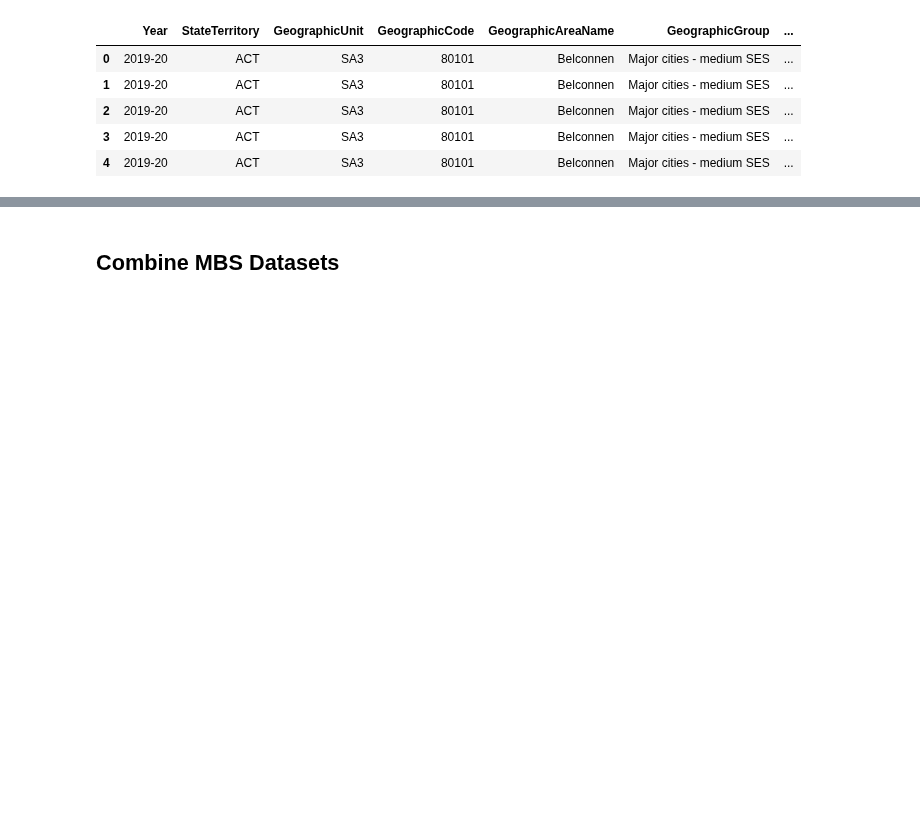
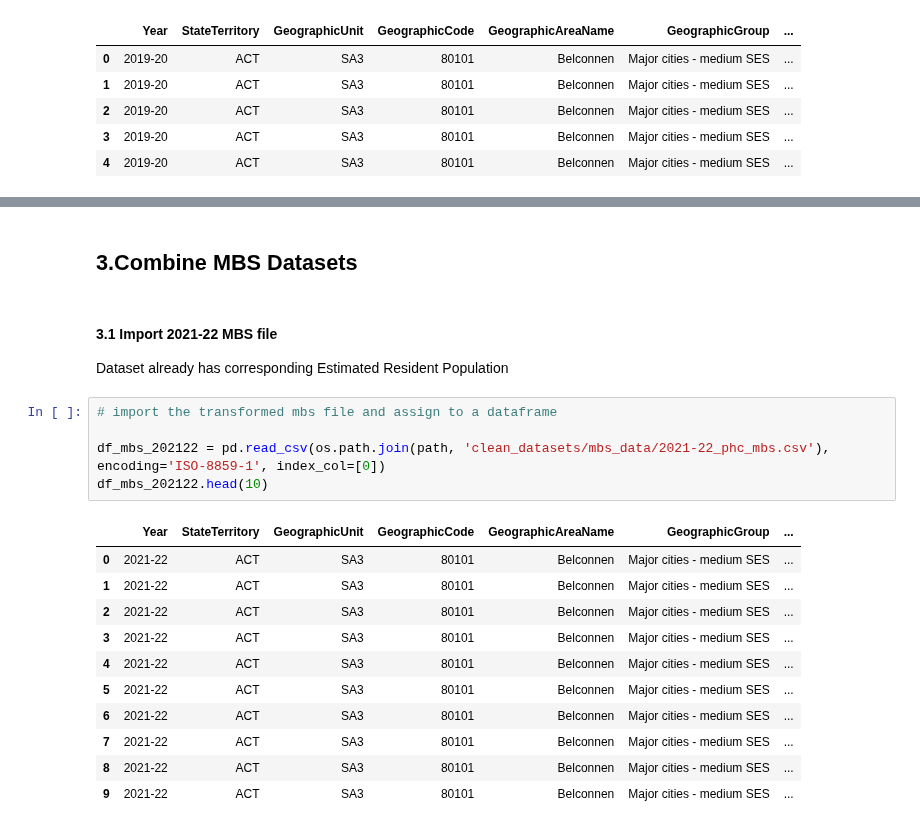
Before and after one commit to jiniep/mbs_analysis, a Jupyter notebook: scripts/2_mbs_combine_datasets.ipynb, the cells around one changed output, grey strips where cells are left out. Saved outputs shown, nothing was run; the diff lists cells and outputs as text; blank space fills up the shorter version.

```diff
--- a/scripts/2_mbs_combine_datasets.ipynb
+++ b/scripts/2_mbs_combine_datasets.ipynb
@@ -283,2 +360,23 @@ df_mbs_201921_sa3_combined.head()
 # %% [markdown]
-## Combine MBS Datasets
+## 3.Combine MBS Datasets
+# %% [markdown]
+#### 3.1 Import 2021-22 MBS file
+
+Dataset already has corresponding Estimated Resident Population
+# %%
+# import the transformed mbs file and assign to a dataframe
+
+df_mbs_202122 = pd.read_csv(os.path.join(path, 'clean_datasets/mbs_data/2021-22_phc_mbs.csv'), encoding='ISO-8859-1', index_col=[0])
+df_mbs_202122.head(10)
+# %% [output]
+|  | Year | StateTerritory | GeographicUnit | GeographicCode | GeographicAreaName | GeographicGroup | ... |
+| 0 | 2021-22 | ACT | SA3 | 80101 | Belconnen | Major cities - medium SES | ... |
+| 1 | 2021-22 | ACT | SA3 | 80101 | Belconnen | Major cities - medium SES | ... |
+| 2 | 2021-22 | ACT | SA3 | 80101 | Belconnen | Major cities - medium SES | ... |
+| 3 | 2021-22 | ACT | SA3 | 80101 | Belconnen | Major cities - medium SES | ... |
+| 4 | 2021-22 | ACT | SA3 | 80101 | Belconnen | Major cities - medium SES | ... |
+| 5 | 2021-22 | ACT | SA3 | 80101 | Belconnen | Major cities - medium SES | ... |
+| 6 | 2021-22 | ACT | SA3 | 80101 | Belconnen | Major cities - medium SES | ... |
+| 7 | 2021-22 | ACT | SA3 | 80101 | Belconnen | Major cities - medium SES | ... |
+| 8 | 2021-22 | ACT | SA3 | 80101 | Belconnen | Major cities - medium SES | ... |
+| 9 | 2021-22 | ACT | SA3 | 80101 | Belconnen | Major cities - medium SES | ... |
```
Also changed, not shown: parts of 48 cells of this notebook, 1 other file.
